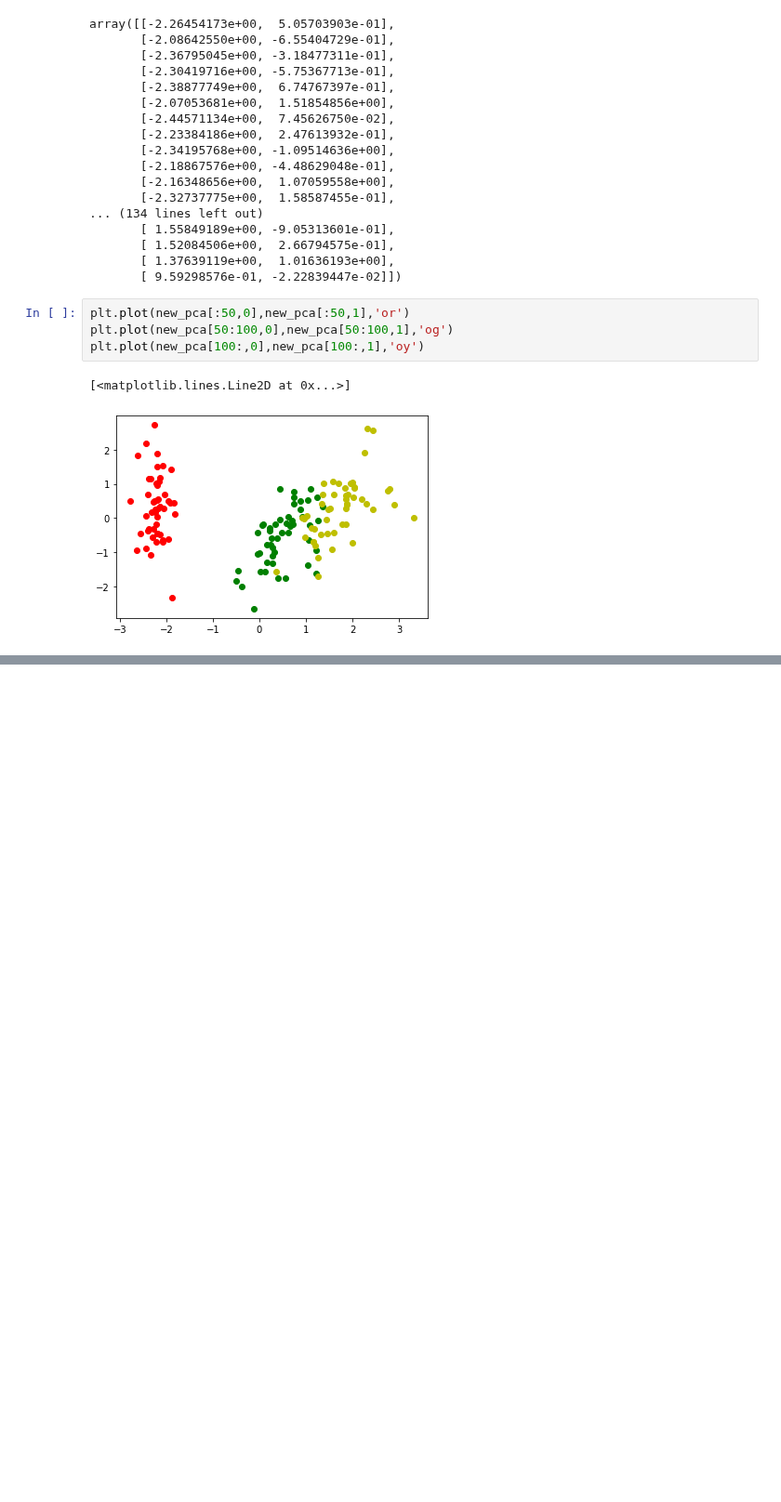
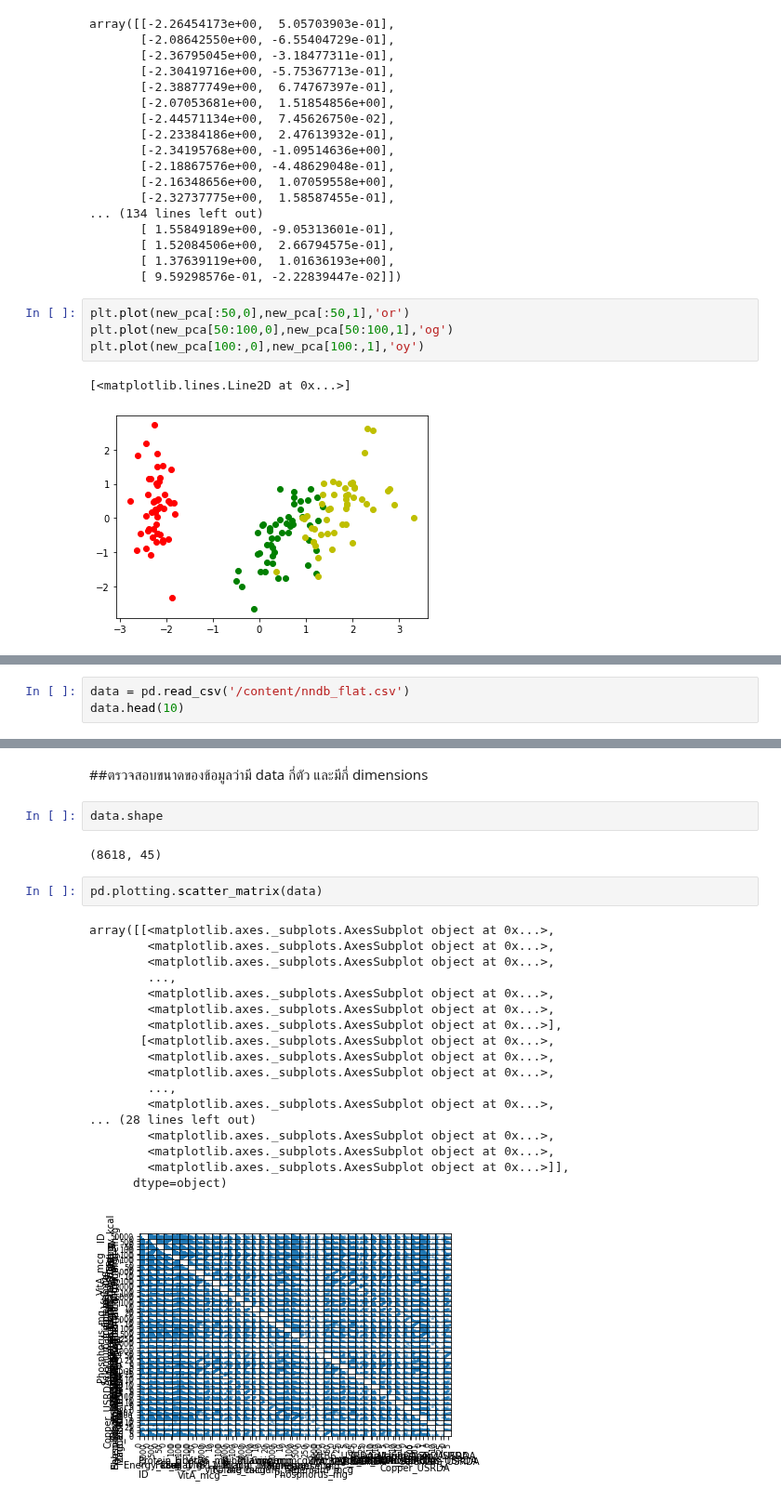
Before and after one commit to Thitichaya2000/multivariate, a Jupyter notebook: Chapter3_PCA.ipynb, the cells around one changed output, grey strips where cells are left out. Shown at 93% size. Saved outputs shown, nothing was run; the diff lists cells and outputs as text; blank space fills up the shorter version.

```diff
--- a/Chapter3_PCA.ipynb
+++ b/Chapter3_PCA.ipynb
@@ -416,0 +436,3 @@ plt.plot(new_pca[100:,0],new_pca[100:,1],'oy')
+# %%
+data = pd.read_csv('/content/nndb_flat.csv')
+data.head(10)
@@ -416,0 +451,27 @@ plt.plot(new_pca[100:,0],new_pca[100:,1],'oy')
+# %% [markdown]
+##ตรวจสอบขนาดของข้อมูลว่ามี data กี่ตัว และมีกี่ dimensions
+# %%
+data.shape
+# %% [output]
+(8618, 45)
+# %%
+pd.plotting.scatter_matrix(data)
+# %% [output]
+array([[<matplotlib.axes._subplots.AxesSubplot object at 0x...>,
+        <matplotlib.axes._subplots.AxesSubplot object at 0x...>,
+        <matplotlib.axes._subplots.AxesSubplot object at 0x...>,
+        ...,
+        <matplotlib.axes._subplots.AxesSubplot object at 0x...>,
+        <matplotlib.axes._subplots.AxesSubplot object at 0x...>,
+        <matplotlib.axes._subplots.AxesSubplot object at 0x...>],
+       [<matplotlib.axes._subplots.AxesSubplot object at 0x...>,
+        <matplotlib.axes._subplots.AxesSubplot object at 0x...>,
+        <matplotlib.axes._subplots.AxesSubplot object at 0x...>,
+        ...,
+        <matplotlib.axes._subplots.AxesSubplot object at 0x...>,
+... (28 lines left out)
+        <matplotlib.axes._subplots.AxesSubplot object at 0x...>,
+        <matplotlib.axes._subplots.AxesSubplot object at 0x...>,
+        <matplotlib.axes._subplots.AxesSubplot object at 0x...>]],
+      dtype=object)
+[figure, added]
```
Also changed, not shown: parts of 18 cells of this notebook.
